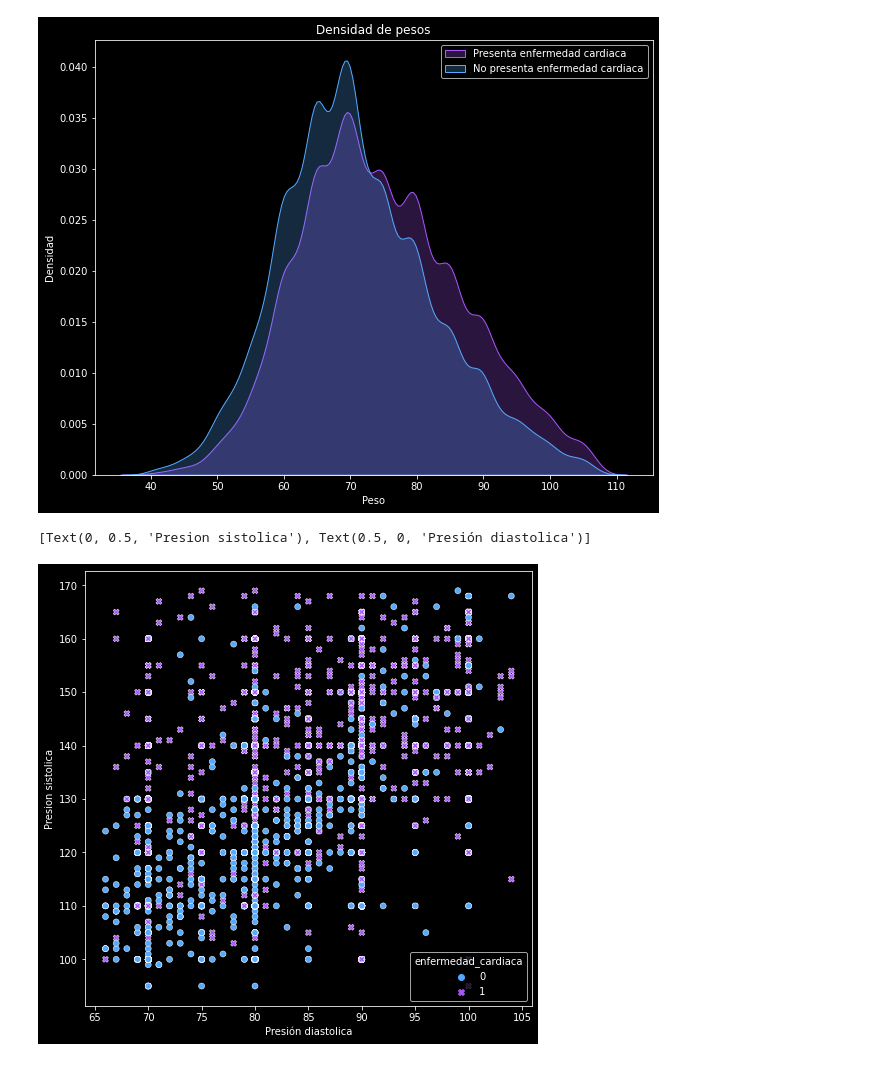
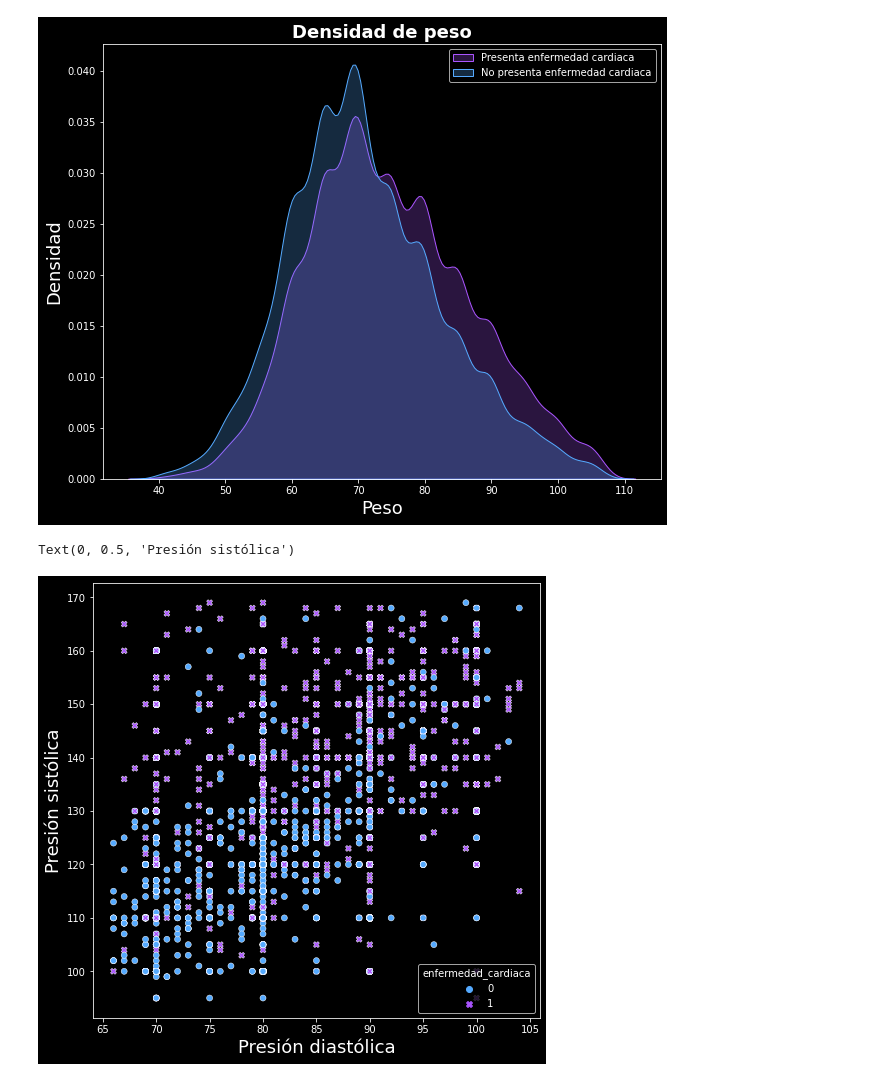
Before and after one commit to angyf/Proyecto_Final, a Jupyter notebook: Graficas.ipynb, the cells around one changed output. Saved outputs shown, nothing was run; the diff lists cells and outputs as text; code cells hidden in the pictures.

```diff
--- a/Graficas.ipynb
+++ b/Graficas.ipynb
@@ -16,17 +16,21 @@ plt.style.use("dark_background")
 
 plt.figure(figsize=(10,8))
 ax= sns.kdeplot(data=df,x='peso',hue='enfermedad_cardiaca',common_norm=False,shade=True, palette='cool')
-ax.set(xlabel='Peso',ylabel='Densidad',title='Densidad de pesos')
+
+ax.set_xlabel("Peso",fontsize=18)
+ax.set_ylabel("Densidad",fontsize=18)
+ax.set_title("Densidad de peso",fontsize=18, weight='bold')
 
 plt.legend(['Presenta enfermedad cardiaca','No presenta enfermedad cardiaca']);
 # %% [output]
-[figure, old version]
+[figure, new version]
 # %%
 #Veamos el comportamiento de las presiones con respecto a si padecen o no una enfermedad cardiaca
 
 plt.figure(figsize=(8,8))
 ax=sns.scatterplot(df['presion_diastolica'],df['presion_sistolica'],hue=df['enfermedad_cardiaca'],style=df['enfermedad_cardiaca'],palette="cool")
-ax.set(xlabel='Presión diastolica',ylabel='Presion sistolica')
+ax.set_xlabel("Presión diastólica",fontsize=18)
+ax.set_ylabel("Presión sistólica",fontsize=18)
 # %% [output]
-[Text(0, 0.5, 'Presion sistolica'), Text(0.5, 0, 'Presión diastolica')]
+Text(0, 0.5, 'Presión sistólica')
-[figure, old version]
+[figure, new version]
```
